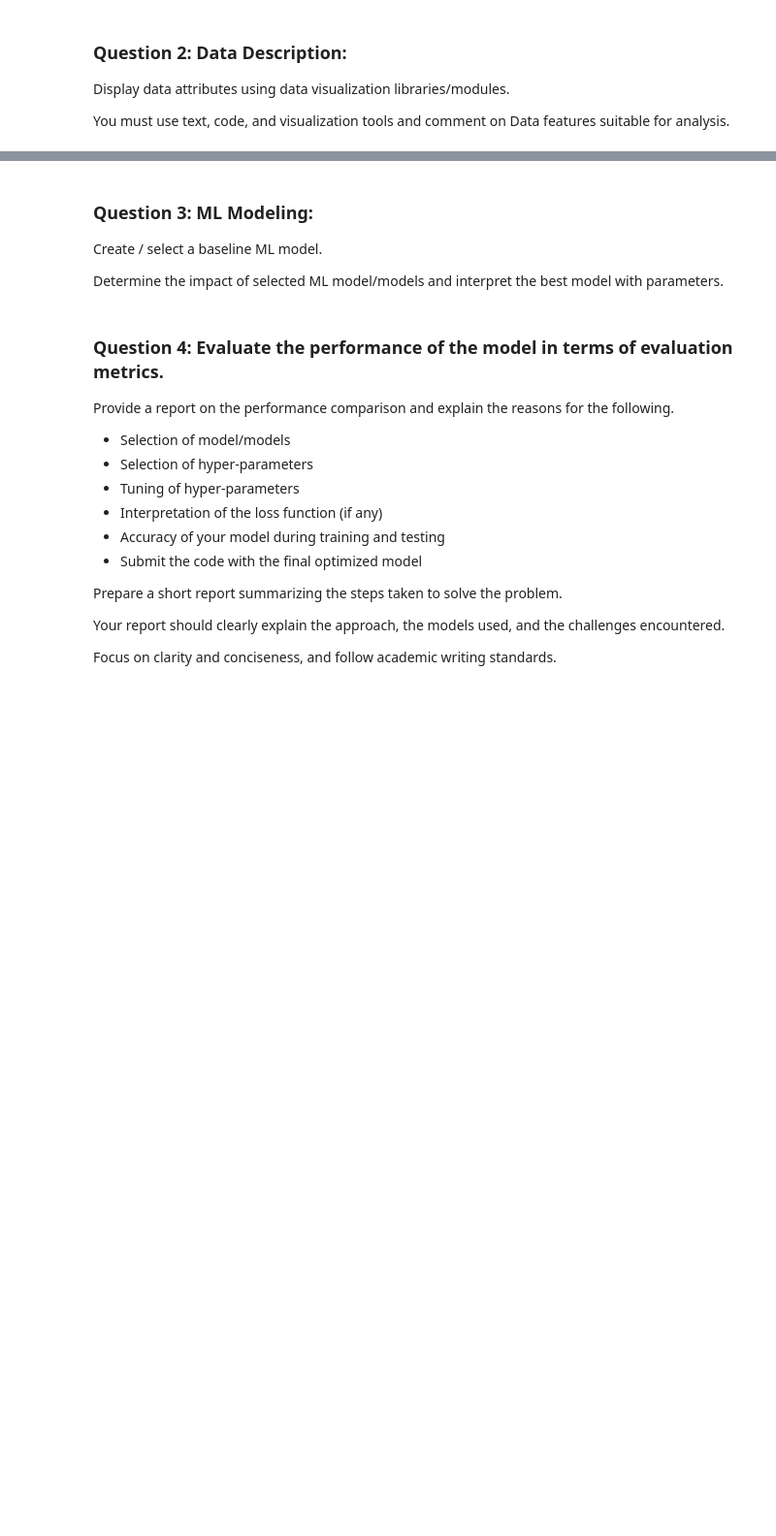
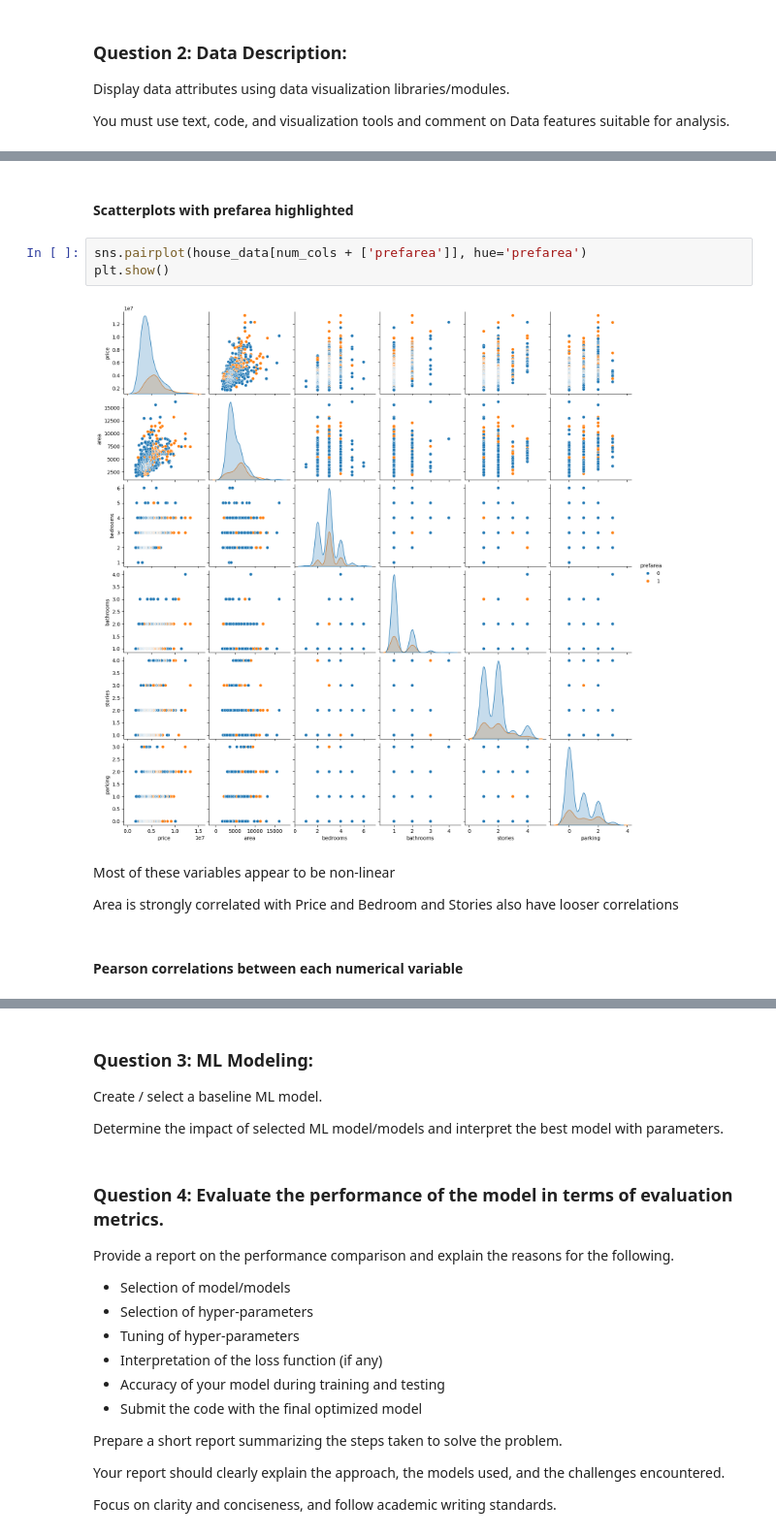
Before and after one commit to Matthew-Riddell/Machine-Learning-CA2.1, a Jupyter notebook: Matthew-Riddell_Machine-Learning_CA2.1.ipynb, the cells around one changed output, grey strips where cells are left out. Shown at 97% size. Cells and saved outputs as stored; diff of their text form; blank space fills up the shorter version.

```diff
--- a/Matthew-Riddell_Machine-Learning_CA2.1.ipynb
+++ b/Matthew-Riddell_Machine-Learning_CA2.1.ipynb
@@ -56,0 +229,13 @@ on Data features suitable for analysis.
+# %% [markdown]
+#### Scatterplots with prefarea highlighted
+# %%
+sns.pairplot(house_data[num_cols + ['prefarea']], hue='prefarea')
+plt.show()
+# %% [output]
+[figure, added]
+# %% [markdown]
+Most of these variables appear to be non-linear
+
+Area is strongly correlated with Price and Bedroom and Stories also have looser correlations
+# %% [markdown]
+#### Pearson correlations between each numerical variable
```
Also changed, not shown: parts of 42 cells of this notebook.
